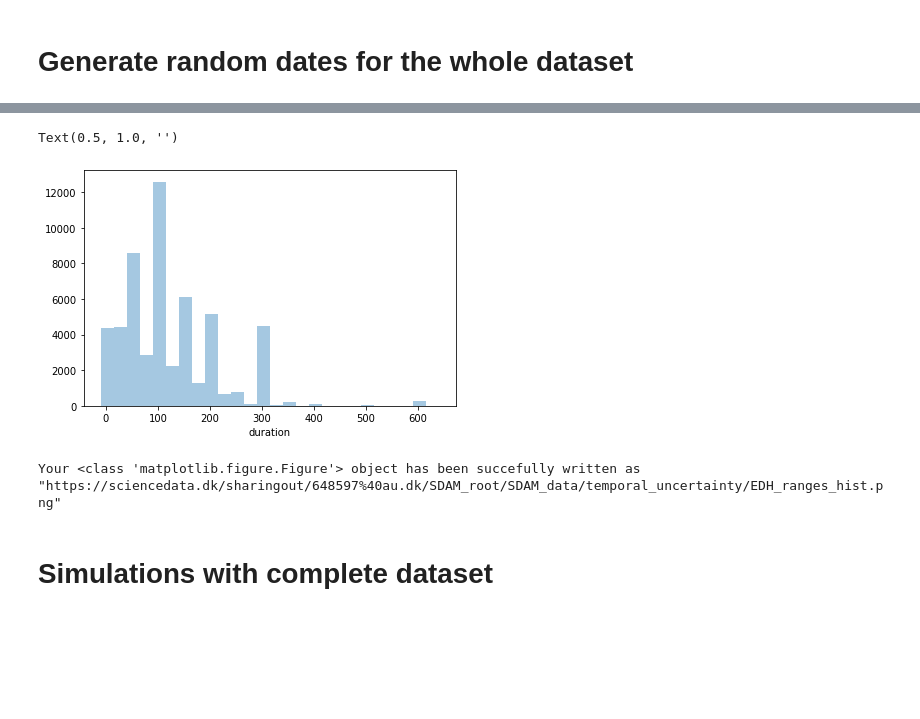
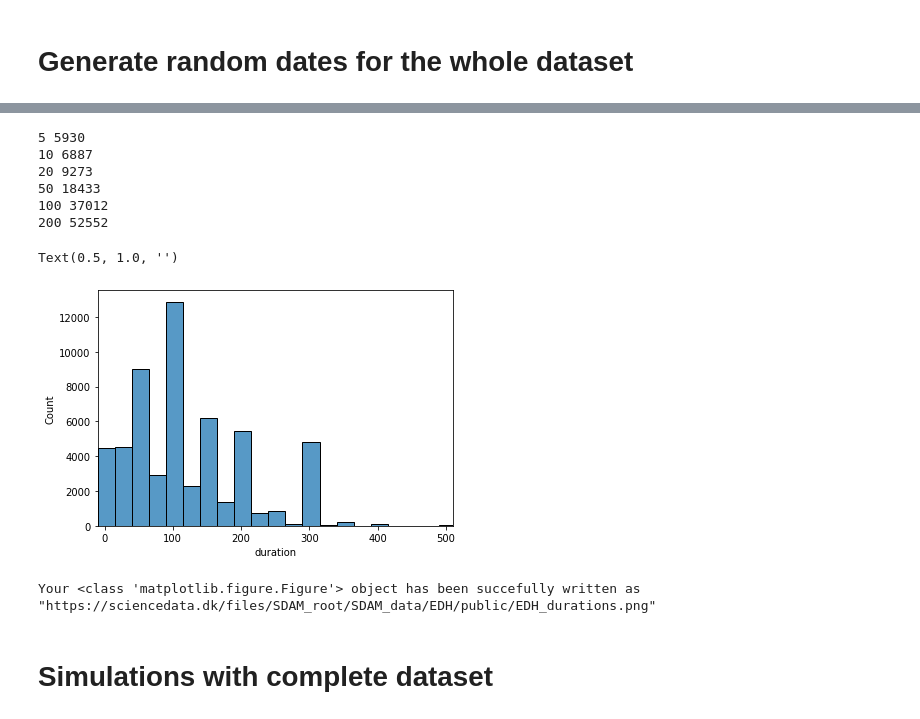
Before and after one commit to sdam-au/EDH_exploration, a Jupyter notebook: scripts/Py_EDH_TEMPORAL_EXPLORATION.ipynb, the cells around one changed output, grey strips where cells are left out. Drawn from its saved outputs; the diff is of its cells as text; code cells hidden in the pictures; blank space fills up the shorter version.

```diff
--- a/scripts/Py_EDH_TEMPORAL_EXPLORATION.ipynb
+++ b/scripts/Py_EDH_TEMPORAL_EXPLORATION.ipynb
@@ -36,0 +39,4 @@ reading file located in a public folder
+# %%
+# make sure that we work with numeric values
+EDH["not_before"] = pd.to_numeric(EDH["not_before"])
+EDH["not_after"] = pd.to_numeric(EDH["not_after"])
@@ -45,16 +125,0 @@ len([el for el in EDH["not_after"].tolist() if el== {}])
-# %%
-dates_and_nones = []
-for date in EDH["not_after"].tolist():
-    if date != {}:
-        dates_and_nones.append(date)
-    else:
-        dates_and_nones.append(None)
-EDH["not_after"] = dates_and_nones
-
-dates_and_nones = []
-for date in EDH["not_before"].tolist():
-    if date != {}:
-        dates_and_nones.append(date)
-    else:
-        dates_and_nones.append(None)
-EDH["not_before"] = dates_and_nones
@@ -77,5 +187,5 @@ len(EDH[EDH["not_after"].notnull()])
 %%time
 # generate a list of 1000 random dates for each inscription in the dataset
 # takes approx. 90 seconds in Google colab
-EDH["random_dates"] =EDH.apply(lambda row: model_date(row["not_before"], row["not_after"], size=1000,), axis=1)
+EDH_dated["random_dates"] =EDH_dated.apply(lambda row: model_date(row["not_before"], row["not_after_new"], size=1000,), axis=1)
 # %% [output]
@@ -141,4 +207,4 @@ def get_duration(start, stop):
   return duration
 
 
-EDH["duration"] = EDH.apply(lambda row: get_duration(row["not_before"], row["not_after"]), axis=1)
+EDH_dated["duration"] = EDH_dated.apply(lambda row: get_duration(row["not_before"], row["not_after_new"]), axis=1)
@@ -151,14 +223,25 @@ EDH.head(2)
+# %%
+for duration in [5, 10, 20, 50, 100, 200]:
+    print(duration, len(EDH_dated[EDH_dated["duration"]<= duration]))
+# %% [output]
+5 5930
+10 6887
+20 9273
+50 18433
+100 37012
+200 52552
 # %%
 fig, ax = plt.subplots(figsize=(6, 4), tight_layout=True)
-sns.distplot(EDH["duration"], kde=False, bins=range(-10, 650,25), ax=ax)
+sns.histplot(EDH["duration"], kde=False, bins=range(-10, 650,25), ax=ax)
+ax.set_xlim(-10, 510)
 ax.set_title("")
 # %% [output]
 Text(0.5, 1.0, '')
-[figure, old version]
+[figure, new version]
 # %%
-sddk.write_file("SDAM_data/temporal_uncertainty/EDH_ranges_hist.png", fig, conf)
+sddk.write_file("SDAM_data/EDH/public/EDH_durations.png", fig, conf)
 # %% [output]
-Your <class 'matplotlib.figure.Figure'> object has been succefully written as "https://sciencedata.dk/sharingout/648597%40au.dk/SDAM_root/SDAM_data/temporal_uncertainty/EDH_ranges_hist.png"
+Your <class 'matplotlib.figure.Figure'> object has been succefully written as "https://sciencedata.dk/files/SDAM_root/SDAM_data/EDH/public/EDH_durations.png"
 # %% [markdown]
 # Simulations with complete dataset
 # %%
```
Also changed, not shown: parts of 41 cells of this notebook, 1 other file.
